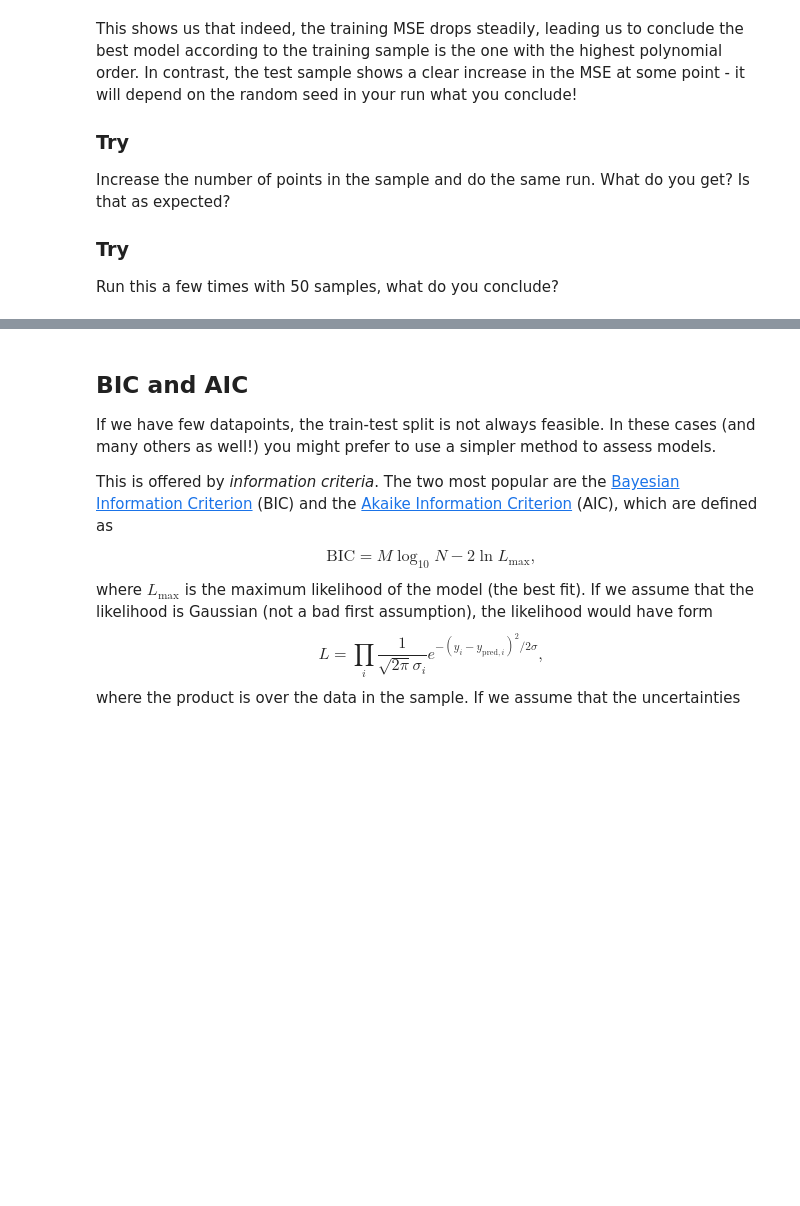
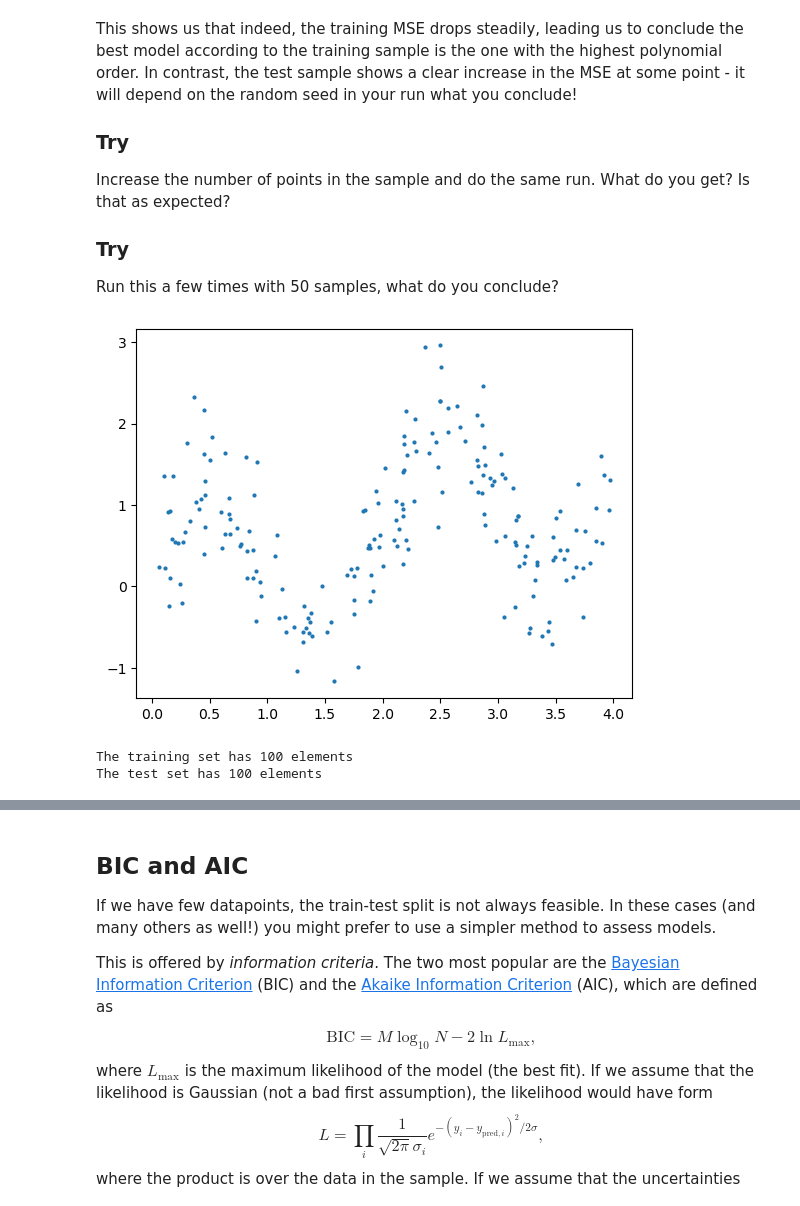
Before and after one commit to pedrobranco1999/MLD2025, a Jupyter notebook: Notebooks/MLD2025-01b-Deciding when good is good enough.ipynb, the cells around one changed output, grey strips where cells are left out. Saved outputs shown, nothing was run; the diff lists cells and outputs as text; code cells hidden in the pictures; blank space fills up the shorter version.

```diff
--- a/Notebooks/MLD2025-01b-Deciding when good is good enough.ipynb
+++ b/Notebooks/MLD2025-01b-Deciding when good is good enough.ipynb
@@ -105,3 +123,16 @@ Increase the number of points in the sample  and do the same run. What do you ge
 
 ### Try
 Run this a few times with 50 samples, what do you conclude?
+# %%
+x, y = make_fake_data(200, true_func)
+plt.scatter(x,y,s=4)
+plt.show()
+
+indices = np.arange(len(x), dtype=int)
+i_train, i_test = train_test_split(indices, test_size=0.5)
+print("The training set has {0} elements".format(len(i_train)))
+print("The test set has {0} elements".format(len(i_train)))
+# %% [output]
+[figure, added]
+The training set has 100 elements
+The test set has 100 elements
```
Also changed, not shown: parts of 26 cells of this notebook, 4 other files.
